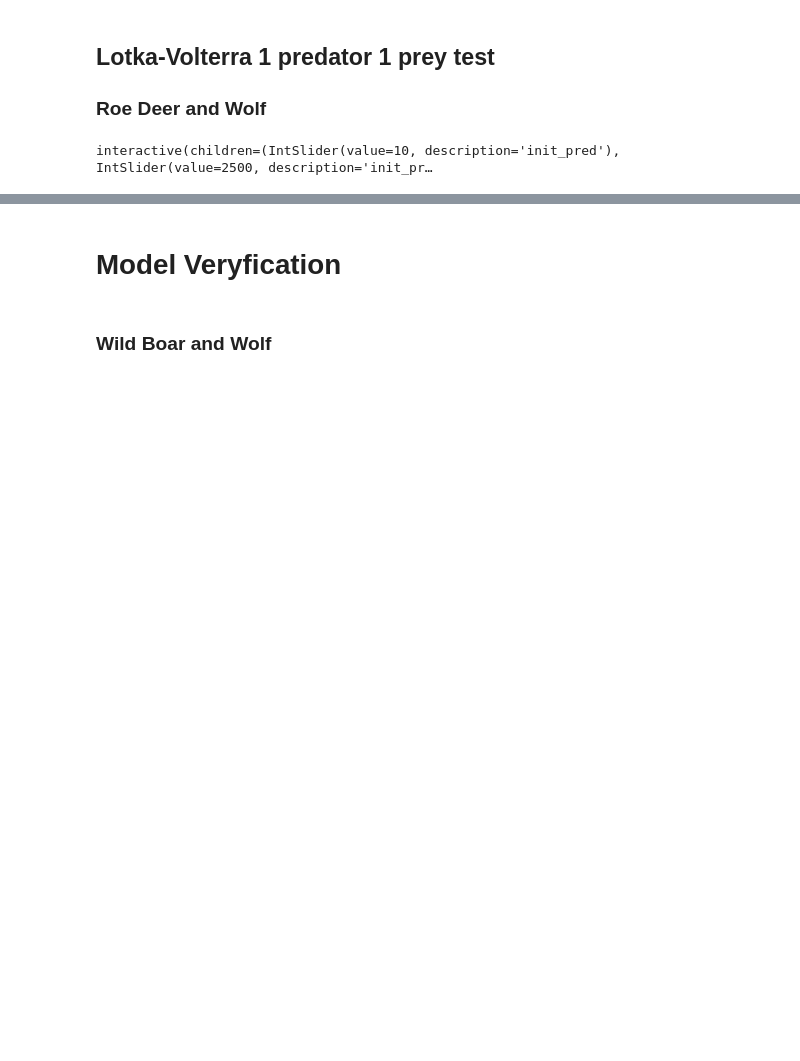
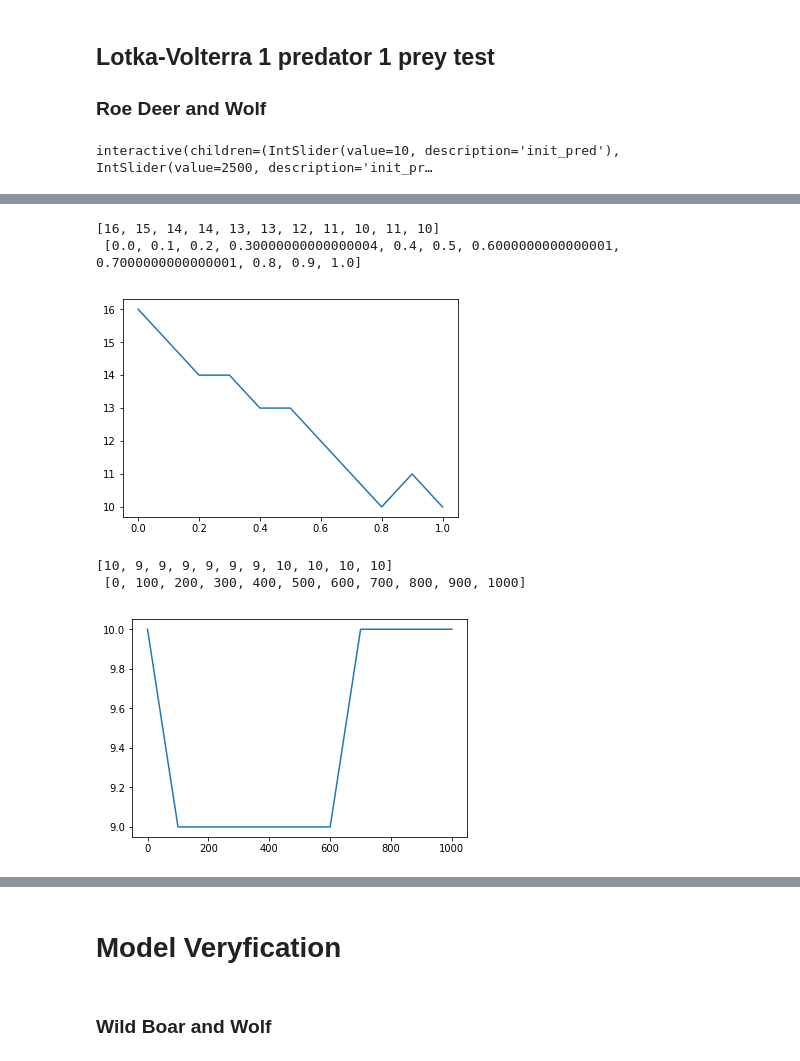
Before and after one commit to LvZut/Modeling-wolf-population-in-the-Netherlands, a Jupyter notebook: Lotka-Volterra test.ipynb, the cells around one changed output, grey strips where cells are left out. Cells and saved outputs as stored; diff of their text form; code cells hidden in the pictures; blank space fills up the shorter version.

Commit message:
Update Lotka-Volterra test.ipynb
Finished the functions that compare the amounts of periods to various alterations.

```diff
--- a/Lotka-Volterra test.ipynb
+++ b/Lotka-Volterra test.ipynb
@@ -133,9 +133,11 @@ def lotka_volterra(params, alpha1=alpha1, beta1=beta1, gamma1=gamma1,
             num_prey1 *= pop_coeff
 
         # Shoot a set amount of the deer every period.
-        elif shoot_deer == "static" and (n % period == 0) and (num_prey1 > pop_coeff):
-            num_prey1 -= pop_coeff
-
+        elif shoot_deer == "static" and (n % period == 0):
+            if (num_prey1 > pop_coeff):
+                num_prey1 -= pop_coeff
+            else:
+                num_prey1 = 0
         # Shoot a percentage of the growth every period.
         elif shoot_deer == "dynamic" and (n % period == 0):
             num_prey1 -= dprey1 * pop_coeff
@@ -183,7 +185,7 @@ slider = setup_sliders(init_pred, init_prey1, init_prey12,
                        eta1, zeta1, step1)
 
 interact_manual(update, init_pred=slider[0], init_prey1=slider[1], init_prey12=slider[2], step1=slider[10],
-                period1 = slider[11], pop_coef1 = slider[12],
+                period1 = slider[11], pop_coef1 = 6000,
                 shoot_deer = ["none", "percentage", "static", "dynamic"],
                 introduce_wolf = False, title="Wolf-Roe deer-Wild boar model",
                 scale = slider[13], plot_prey = slider[14]);
@@ -225,0 +194,70 @@ percentage_periodicity(0, 0, 100, 10, params)
+# %%
+def get_periodicity(data, height=150, index=0):
+    ''' returns the amount of peaks (periods) in data '''
+    return len(scipy.signal.find_peaks(data, height=height)[index])
+
+def periodicity(index, p_min, p_max, steps, params):
+    results = []
+    step_size = (p_max - p_min) / steps
+
+    while p_min <= p_max:
+        params[5] = p_min
+        num_periods = get_periodicity((lotka_volterra(params)[index]))
+        results.append(num_periods)
+        p_min += step_size
+
+    return results
+
+def periodicity_winters(a_min, a_max, e_min, e_max, steps, params):
+    a_results = []
+    e_results = []
+    a_step_size = (a_max - a_min) / steps
+    e_step_size = (e_max - e_min) / steps
+
+    while a_min <= a_max:
+        num_periods = get_periodicity((lotka_volterra(params, alpha1=a_min)[0]))
+        a_results.append(num_periods)
+        a_min += a_step_size
+
+    while e_min <= e_max:
+        num_periods = get_periodicity((lotka_volterra(params, eta1=e_min)[0]))
+        e_results.append(num_periods)
+        e_min += e_step_size
+
+    return a_results, e_results
+
+
+def plot_stats(results, start, end, steps):
+    x_range = list(np.arange(start, end+steps, steps))
+    print(results, "\n", x_range)
+    plt.plot(x_range, results)
+    plt.show()
+    return
+
+# shoot percentage
+params_p = [init_pred, init_prey1, init_prey12, step1, 1, 0.9, 'percentage', False]
+results = periodicity(0, 0, 1, 10, params_p)
+plot_stats(results, 0, 1, 0.1)
+
+# shoot set amount
+params_s = [init_pred, init_prey1, init_prey12, step1, 1, 0.9, 'static', False]
+results = periodicity(0, 0, 1000, 10, params_s)
+plot_stats(results, 0, 1000, 100)
+
+# introduce wolves
+params_i = [init_pred, init_prey1, init_prey12, step1, 1, 0.9, 'none', True]
+results = periodicity(0, 0, 1, 10, params_i)
+plot_stats(results, 0, 1, 0.1)
+
+# severe winters
+params_w = [init_pred, init_prey1, init_prey12, step1, 1, 0.9, 'none', False]
+a_results, e_results = periodicity_winters(0, 1, 0, 1, 10, params_w)
+plot_stats(a_results, 0, 1, 0.1)
+plot_stats(e_results, 0, 1, 0.1)
+# %% [output]
+[16, 15, 14, 14, 13, 13, 12, 11, 10, 11, 10]
+ [0.0, 0.1, 0.2, 0.30000000000000004, 0.4, 0.5, 0.6000000000000001, 0.7000000000000001, 0.8, 0.9, 1.0]
+[figure, added]
+[10, 9, 9, 9, 9, 9, 9, 10, 10, 10, 10]
+ [0, 100, 200, 300, 400, 500, 600, 700, 800, 900, 1000]
+[figure, added]
```
Also changed, not shown: parts of 2 cells of this notebook.
